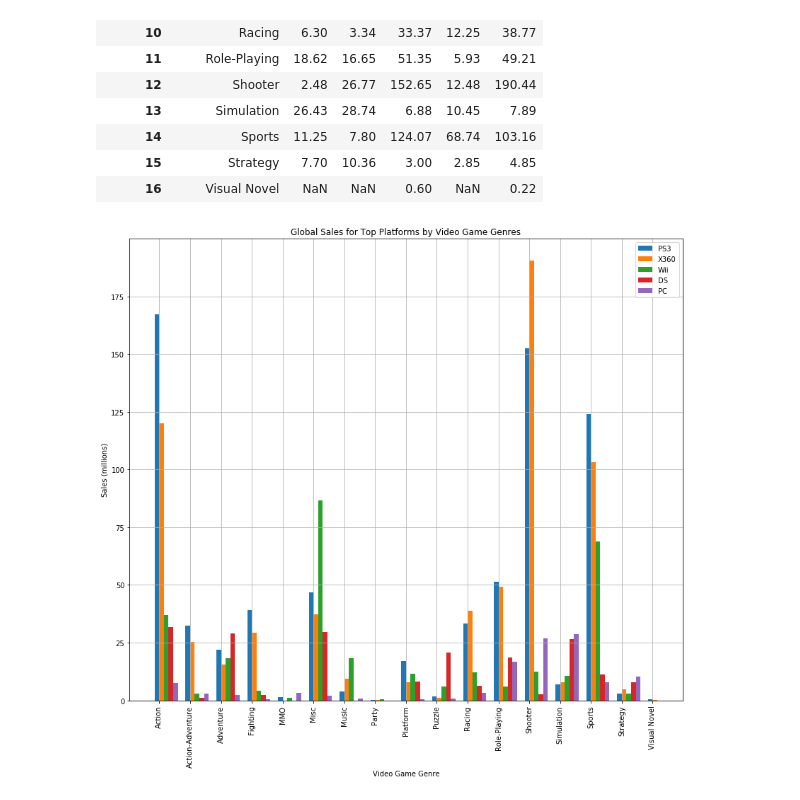
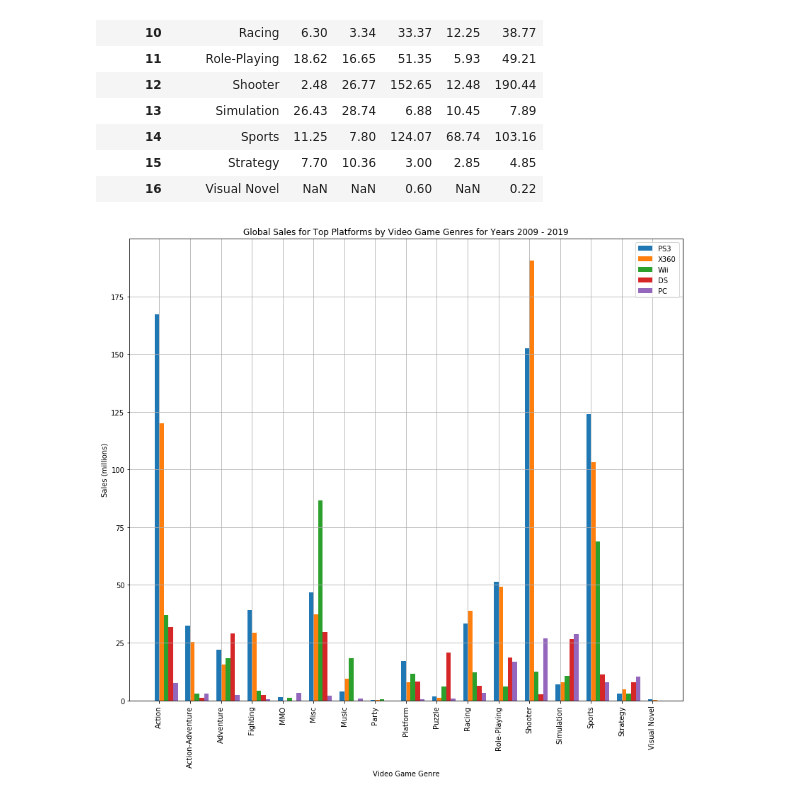
Before and after one commit to melaniefollett/project1, a Jupyter notebook: Jonathan_Project1.ipynb, the cells around one changed output. Saved outputs shown, nothing was run; the diff lists cells and outputs as text; code cells hidden in the pictures.

```diff
--- a/Jonathan_Project1.ipynb
+++ b/Jonathan_Project1.ipynb
@@ -246,23 +269,25 @@ platform_top_df
 # %%
 fig, ax = plt.subplots(figsize=(14, 12))
 num_genres = len(platform_top_df["Genre"])
 ind = np.arange(num_genres)
 width = 0.15
 p1 = ax.bar(ind, platform_top_df["PS3"], width)
 p2 = ax.bar(ind + width, platform_top_df["X360"], width)
 p3 = ax.bar(ind + width*2, platform_top_df["Wii"], width)
 p4 = ax.bar(ind + width*3, platform_top_df["DS"], width)
 p5 = ax.bar(ind + width*4, platform_top_df["PC"], width)
-ax.set_title('Global Sales for Top Platforms by Video Game Genres')
+ax.set_title('Global Sales for Top Platforms by Video Game Genres for Years 2009 - 2019')
 ax.set_ylabel('Sales (millions)')
 ax.set_xlabel('Video Game Genre')
 ax.set_xticks(ind + width / 2)
 ax.set_xticklabels(platform_top_df["Genre"], rotation='vertical')
 plt.legend(['PS3', 'X360', 'Wii', 'DS', 'PC'], loc='upper right')
 plt.grid()
+plt.autoscale()
+plt.savefig("Vertical_Top_Platforms_Global_Sales.png", pad_inches=0.1)
 plt.show()
 # %% [output]
-[figure, old version]
+[figure, new version]
 # %%
 fig, ax = plt.subplots(figsize=(14, 12))
 num_genres = len(platform_top_df["Genre"])
```
Also changed, not shown: parts of 5 cells of this notebook.
